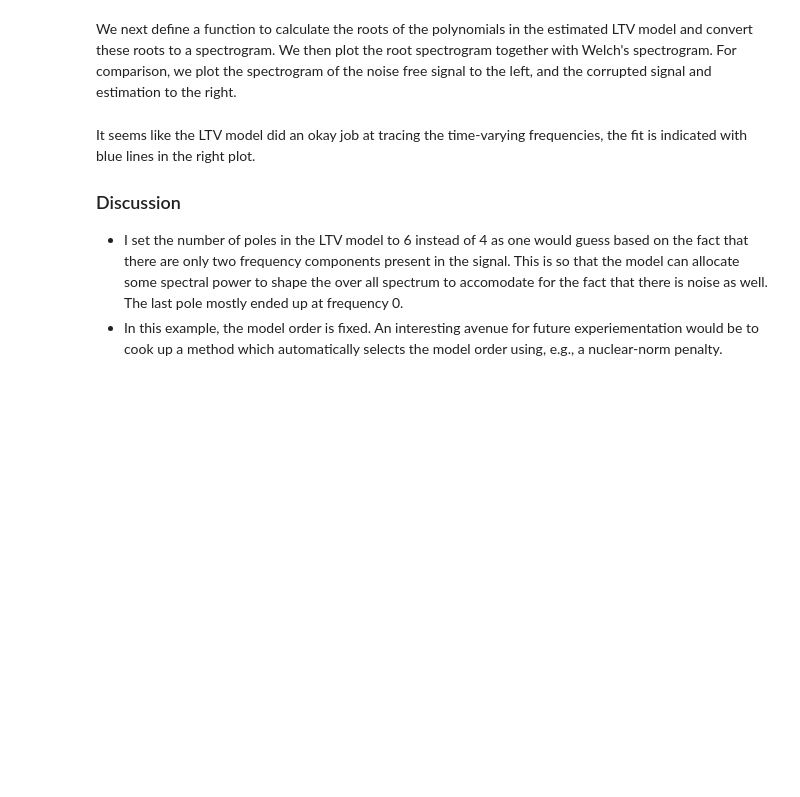
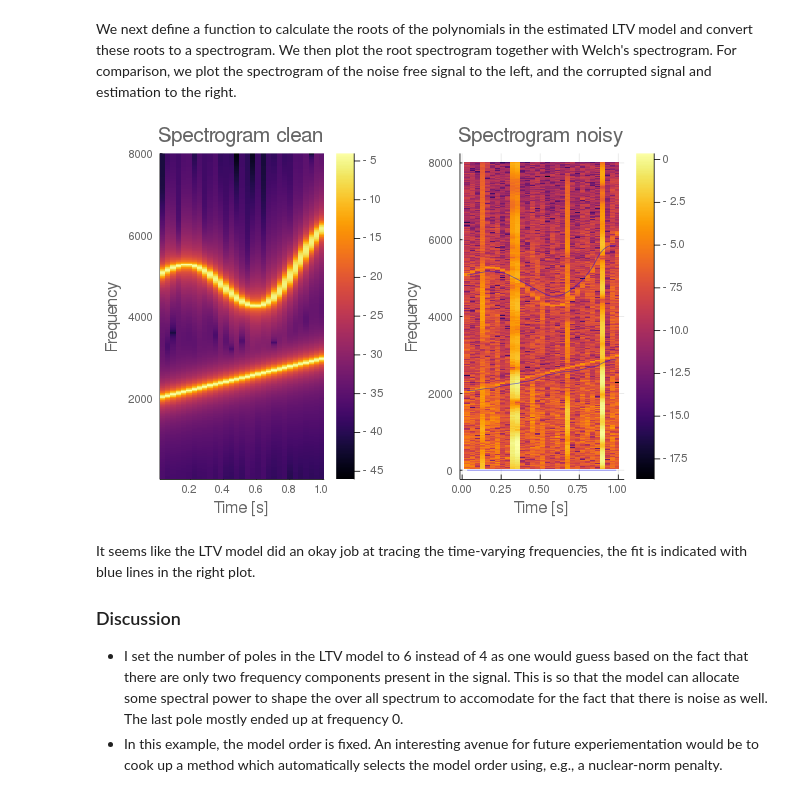
Before and after one commit to baggepinnen/julia_examples, a Jupyter notebook: robust_chirp_tracing.ipynb, the cells around one changed output. Saved outputs shown, nothing was run; the diff lists cells and outputs as text; code cells hidden in the pictures; blank space fills up the shorter version.

```diff
--- a/robust_chirp_tracing.ipynb
+++ b/robust_chirp_tracing.ipynb
@@ -61,25 +65,27 @@ We next define a function to calculate the roots of the polynomials in the estim
 # %%
 function rootspectrogram(model, fs)
     roots = map(1:length(model)) do i
         sys = tf(1,[1;-reverse(model.θ[:,i])],1)        # create a transfer function from the coefficients
         p = sort(pole(sys), by=imag, rev=true)[1:end÷2] # calculate poles and throw away those with negative imag
         p = fs/(2pi) .* angle.(p)       # The frequency of a pole is approx its angle times the sample rate
         sort(replace(p, fs÷2=>0))
     end
     S = reduce(hcat,roots)'
 
 end
 
 RS = rootspectrogram(model,fs)
-S  = spectrogram(y, 2^10, fs=fs)
+S  = spectrogram(y, 2^10, fs=fs, window=hanning)
 pt = range(S.time[1],stop=S.time[end], length=size(RS,1))
 f1 = plot(S, yscale=:identity, title="Spectrogram clean")
 
-S  = spectrogram(yn, 2^10, fs=fs)
+S  = spectrogram(yn, 2^10, fs=fs, window=hanning)
 f2 = plot(S, yscale=:identity, title="Spectrogram noisy")
 plot!(repeat(pt,1,n÷2)[1:100:end,:], RS[1:100:end,:], lab="", l=(:blue, 0.5))
 
 plot(f1,f2)
+# %% [output]
+[figure, added]
 # %% [markdown]
 It seems like the LTV model did an okay job at tracing the time-varying frequencies, the fit is indicated with blue lines in the right plot.
 
```
Also changed, not shown: parts of 5 cells of this notebook.
